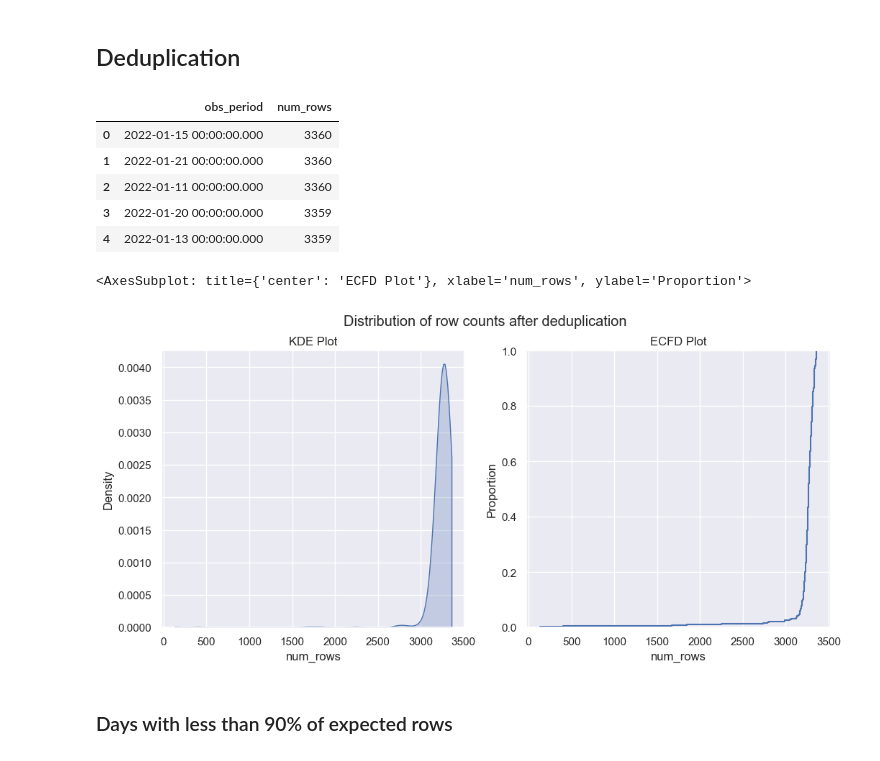
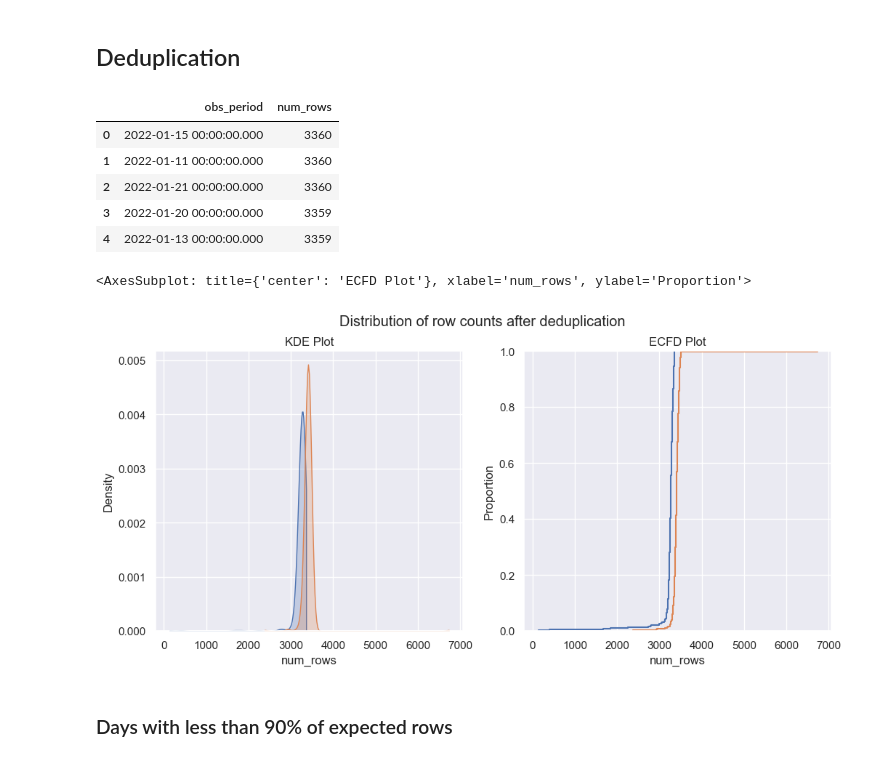
Before and after one commit to DanteLore/weather-etl, a Jupyter notebook: notebooks/data_quality.ipynb, the cells around one changed output. Drawn from its saved outputs; the diff is of its cells as text; code cells hidden in the pictures.

```diff
--- a/notebooks/data_quality.ipynb
+++ b/notebooks/data_quality.ipynb
@@ -59,0 +77,24 @@ plt.show()
+# %%
+sql = f"""
+select observation_ts, temperature from weather where observation_ts between TIMESTAMP '2022-07-03 00:00:00' and TIMESTAMP '2022-07-10 00:00:00' and site_id = '3707' order by observation_ts asc
+"""
+
+results_url = execute_athena_query(sql)
+chivenor_july = pd.read_csv(results_url)
+
+
+chivenor_july['xlabel'] = pd.to_datetime(chivenor_july['observation_ts']).dt.strftime('%d %B %H:%m')
+
+f, ax = plt.subplots(figsize=(15, 6))
+ax.set_title('RMB Chivenor, July Temperatures', fontdict={'fontsize': '18', 'fontweight' : '3'})
+
+ax.plot(chivenor_july.index, chivenor_july.temperature, linewidth=4.0, label="Temperature")
+
+plt.gcf().autofmt_xdate()
+
+plt.xlabel('')
+plt.ylabel('Temperature', fontsize=12)
+plt.legend(loc='lower right')
+plt.xticks(chivenor_july.index, chivenor_july["xlabel"].values)
+plt.gca().xaxis.set_major_locator(plt.MultipleLocator(6))
+plt.show()
@@ -165,21 +208,23 @@ deduped_df.head(5)
 # %% [output]
 |  | obs_period | num_rows |
 | 0 | 2022-01-15 00:00:00.000 | 3360 |
-| 1 | 2022-01-21 00:00:00.000 | 3360 |
-| 2 | 2022-01-11 00:00:00.000 | 3360 |
+| 1 | 2022-01-11 00:00:00.000 | 3360 |
+| 2 | 2022-01-21 00:00:00.000 | 3360 |
 | 3 | 2022-01-20 00:00:00.000 | 3359 |
 | 4 | 2022-01-13 00:00:00.000 | 3359 |
 # %%
 figure, axes = plt.subplots(1, 2, figsize=(12,5))
 figure.suptitle('Distribution of row counts after deduplication')
 axes[0].set_title('KDE Plot')
 axes[1].set_title('ECFD Plot')
 
 sns.kdeplot(deduped_df, ax=axes[0], x="num_rows", cut=0, fill=True)
+sns.kdeplot(df1, ax=axes[0], x="num_rows", cut=0, fill=True)
 sns.ecdfplot(deduped_df, ax=axes[1], x="num_rows")
+sns.ecdfplot(df1, ax=axes[1], x="num_rows")
 # %% [output]
 <AxesSubplot: title={'center': 'ECFD Plot'}, xlabel='num_rows', ylabel='Proportion'>
-[figure, old version]
+[figure, new version]
 # %% [markdown]
 ### Days with less than 90% of expected rows
 # %%
```
Also changed, not shown: parts of 7 cells of this notebook, 2 other files.
